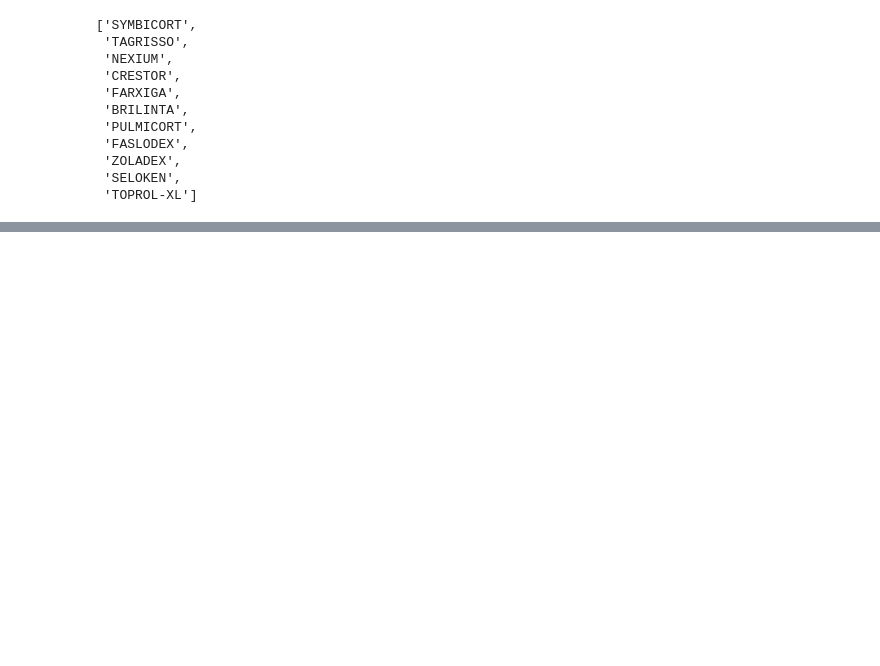
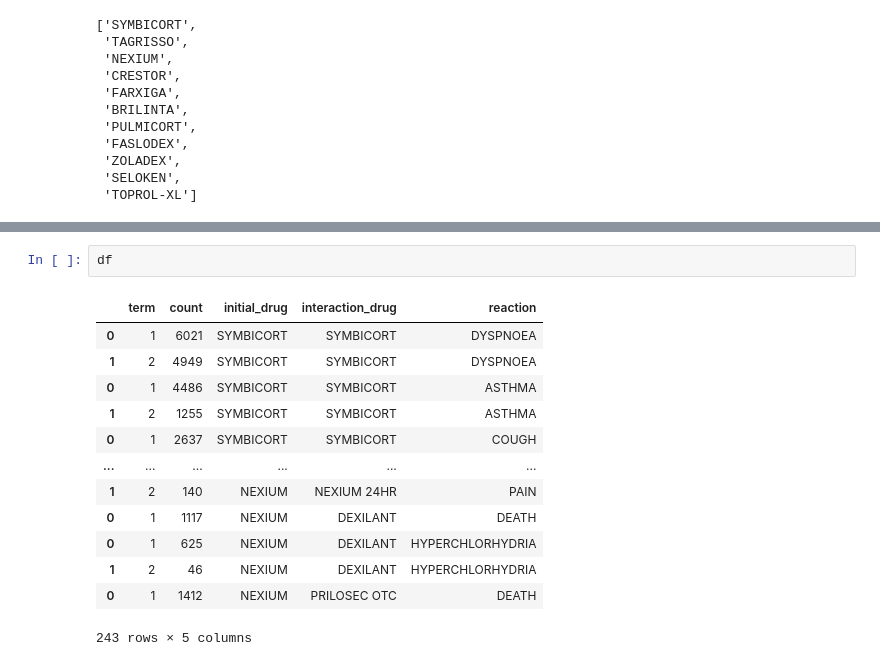
Before and after one commit to cshwery/faers_ml, a Jupyter notebook: notebooks/1.1-ces-faers_exploration.ipynb, the cells around one changed output, grey strips where cells are left out. Cells and saved outputs as stored; diff of their text form; blank space fills up the shorter version.

```diff
--- a/notebooks/1.1-ces-faers_exploration.ipynb
+++ b/notebooks/1.1-ces-faers_exploration.ipynb
@@ -50,0 +265,16 @@ for drug in A_Z_drugs:
+# %%
+df
+# %% [output]
+|  | term | count | initial_drug | interaction_drug | reaction |
+| 0 | 1 | 6021 | SYMBICORT | SYMBICORT | DYSPNOEA |
+| 1 | 2 | 4949 | SYMBICORT | SYMBICORT | DYSPNOEA |
+| 0 | 1 | 4486 | SYMBICORT | SYMBICORT | ASTHMA |
+| 1 | 2 | 1255 | SYMBICORT | SYMBICORT | ASTHMA |
+| 0 | 1 | 2637 | SYMBICORT | SYMBICORT | COUGH |
+| ... | ... | ... | ... | ... | ... |
+| 1 | 2 | 140 | NEXIUM | NEXIUM 24HR | PAIN |
+| 0 | 1 | 1117 | NEXIUM | DEXILANT | DEATH |
+| 0 | 1 | 625 | NEXIUM | DEXILANT | HYPERCHLORHYDRIA |
+| 1 | 2 | 46 | NEXIUM | DEXILANT | HYPERCHLORHYDRIA |
+| 0 | 1 | 1412 | NEXIUM | PRILOSEC OTC | DEATH |
+243 rows × 5 columns
```
Also changed, not shown: parts of 31 cells of this notebook, 5 other files.
